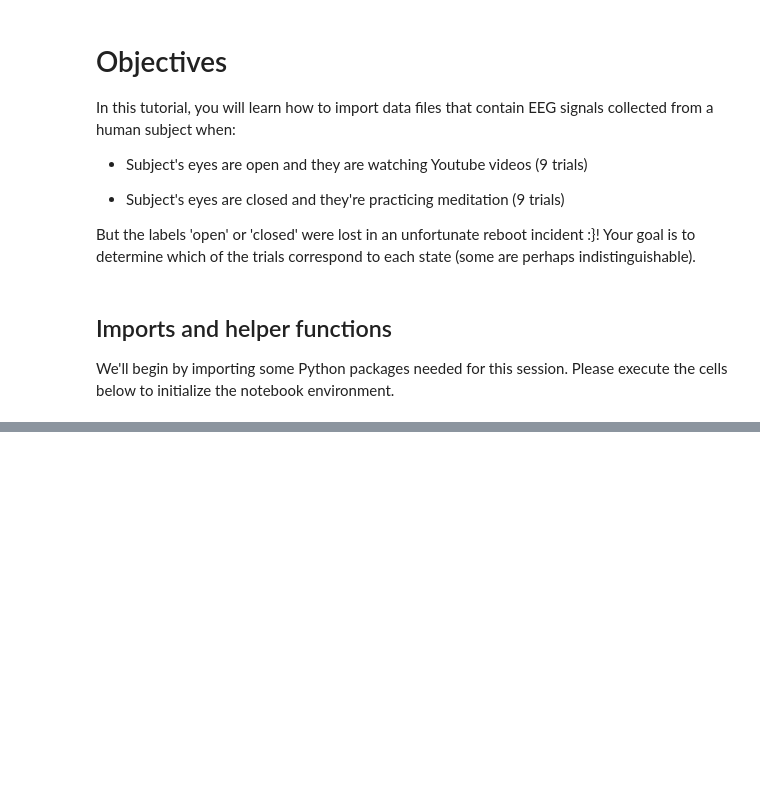
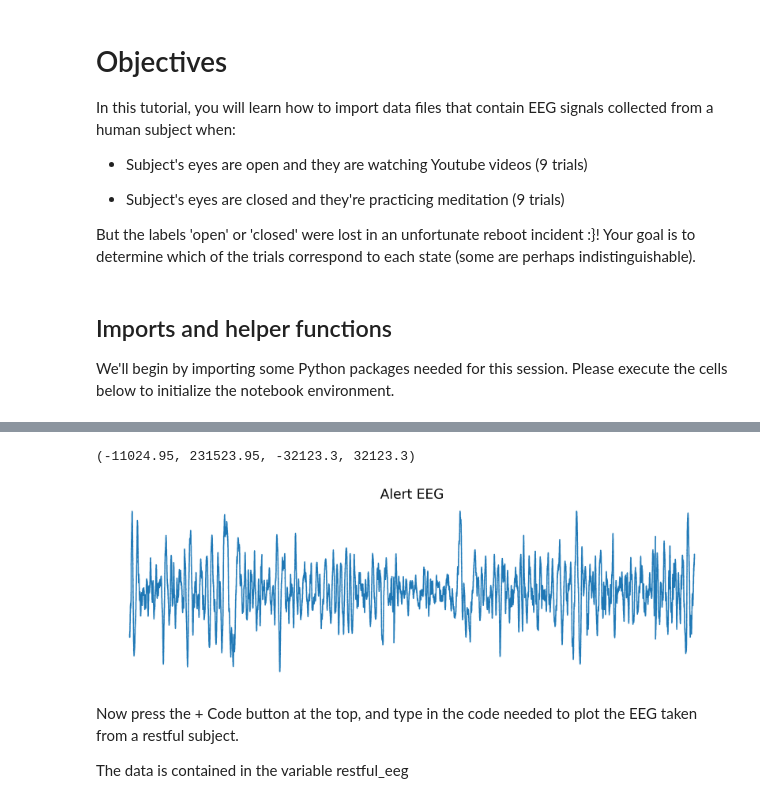
Before and after one commit to pkoneill/VisualizingBrainWaves, a Jupyter notebook: Visualizing_Brain_Waves_EEG_Data.ipynb, the cells around one changed output, grey strips where cells are left out. Drawn from its saved outputs; the diff is of its cells as text; code cells hidden in the pictures; blank space fills up the shorter version.

```diff
--- a/Visualizing_Brain_Waves_EEG_Data.ipynb
+++ b/Visualizing_Brain_Waves_EEG_Data.ipynb
@@ -77,0 +51,27 @@ def eegfft( input ):
+# %%
+#@title Custom EEG FFT code and data loading
+# Custom EEG FFT function #
+def eegfft( input ):
+  fft_output = np.fft.rfft( input )
+  magnitude = [np.sqrt(i.real**2+i.imag**2)/len(fft_output) for i in fft_output]
+
+  return magnitude
+
+#Import data into a table (manually)
+alert_eeg = pd.read_csv('https://raw.githubusercontent.com/pkoneill/VisualizingBrainWaves/main/EEG%20Data/Data0.csv',header=None).iloc[:,1].values
+resting_eeg = pd.read_csv('https://raw.githubusercontent.com/pkoneill/VisualizingBrainWaves/main/EEG%20Data/Data17.csv',header=None).iloc[:,1].values
+
+#@title Import more data
+#Import data into a table (Pythonic, using a list comprehension)
+all_data = [ pd.read_csv(f'https://raw.githubusercontent.com/pkoneill/VisualizingBrainWaves/main/EEG%20Data/Data{i}.csv',header=None).iloc[:,1].values for i in range( 16 ) ]
+
+scrambled_data = list()
+[ scrambled_data.append( all_data[k] ) for k in [1,10,12,3,7,9] ]
+
+alert_eeg = alert_eeg[0:573300]
+resting_eeg = resting_eeg[0:573300]
+
+numSamples = len( alert_eeg )
+sRate = 44100
+
+frequencies = [(i*1.0/numSamples)*sRate for i in range(numSamples//2+1)]
@@ -77,0 +83,14 @@ def eegfft( input ):
+# %%
+setup_graph(x_label='Time', y_label='Amplitude',
+            title='Alert EEG', fig_size=(12,4))
+
+plt.plot( alert_eeg[0:5*44100] )
+ax = plt.gca()
+ax.axes.axis('off')
+# %% [output]
+(-11024.95, 231523.95, -32123.3, 32123.3)
+[figure, added]
+# %% [markdown]
+Now press the + Code button at the top, and type in the code needed to plot the EEG taken from a restful subject.
+
+The data is contained in the variable restful_eeg
```
Also changed, not shown: parts of 16 cells of this notebook.
